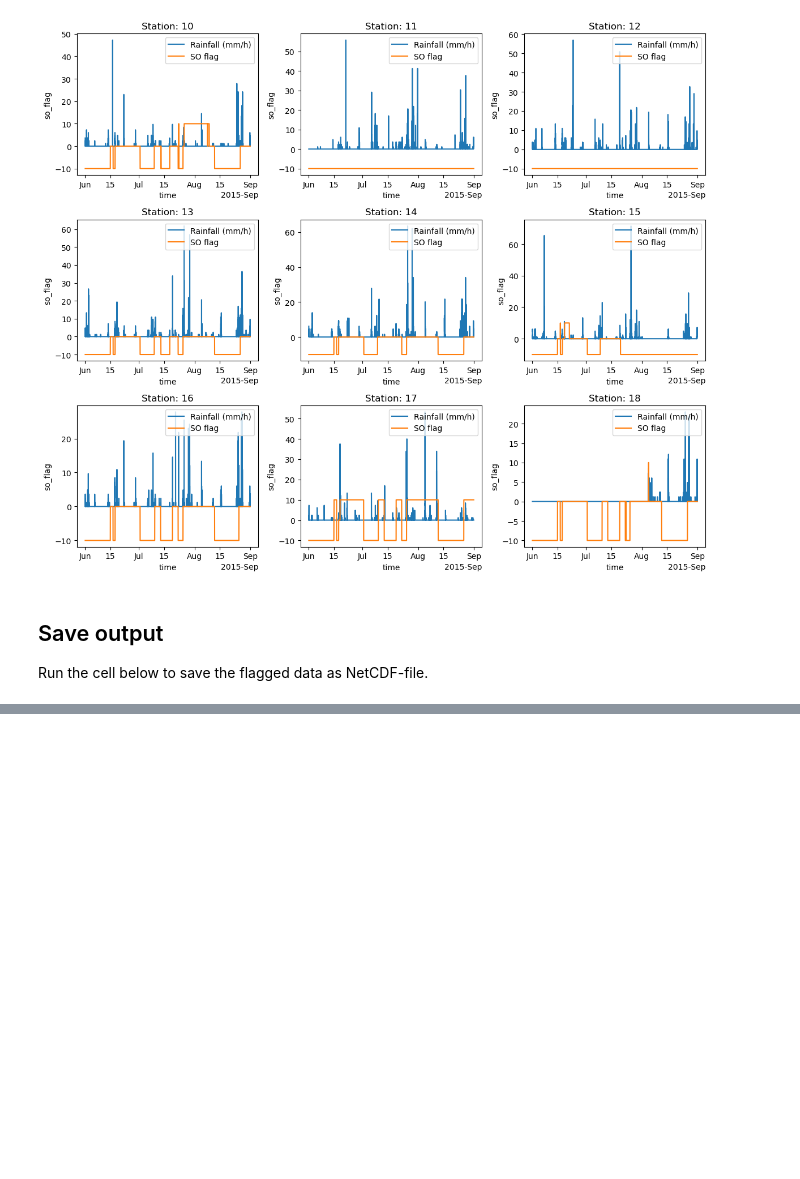
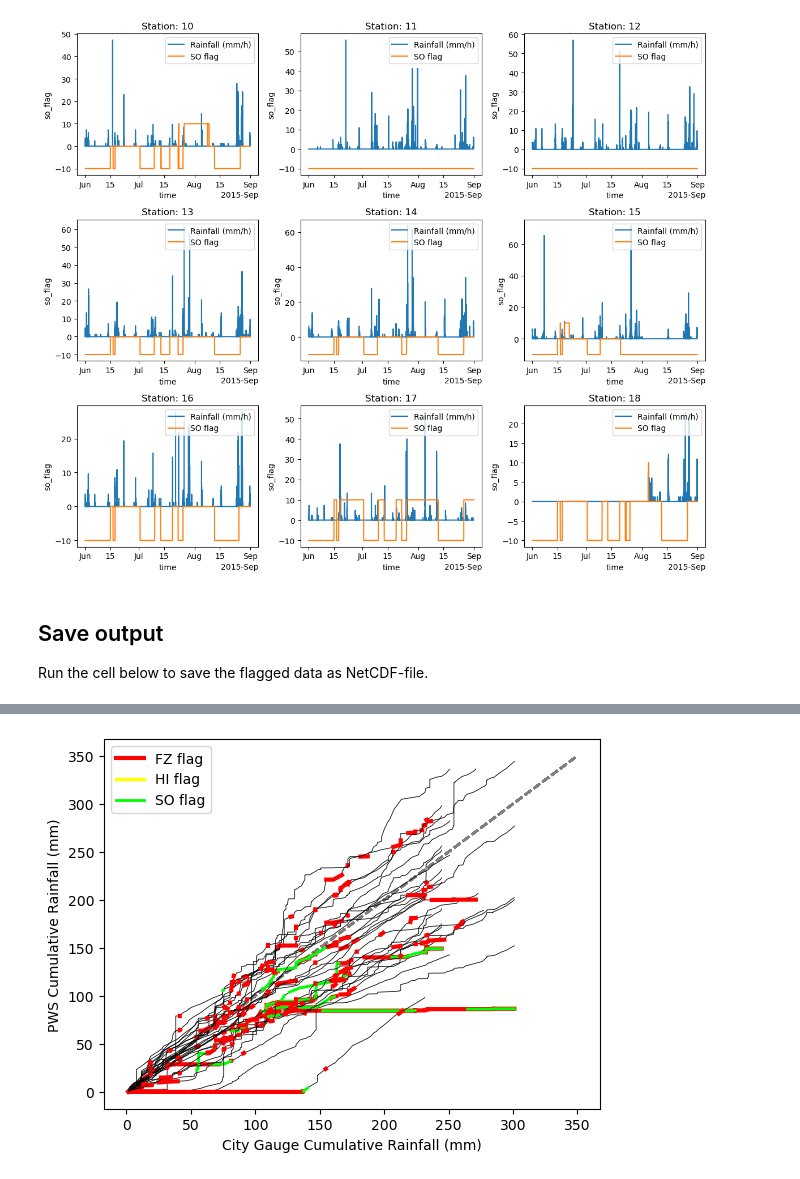
Before and after one commit to cchwala/OpenMRG2, a Jupyter notebook: sum_resample_QC_PWS.ipynb, the cells around one changed output, grey strips where cells are left out. Drawn from its saved outputs; the diff is of its cells as text; code cells hidden in the pictures; blank space fills up the shorter version.

```diff
--- a/sum_resample_QC_PWS.ipynb
+++ b/sum_resample_QC_PWS.ipynb
@@ -276,0 +334,44 @@ ds_pws_flagged.to_netcdf("flagged_dataset.nc")
+# %%
+for i in range(len(ds_pws_flagged.id)):
+    city_gauge_id = ds_pws_flagged.isel(id=i).closest_city_gauge_id.values
+
+    plt.plot(
+        ds_gauges_city.sel(id=city_gauge_id).rainfall_amount.resample(time="1h").sum().cumsum(),
+        ds_pws_flagged.isel(id=i).rainfall.resample(time="1h").sum().cumsum(),
+        color='k',
+        linewidth=0.5,
+    )
+    fz_mask = ds_pws_flagged.fz_flag.isel(id=i).resample(time="1h").max()
+    plt.plot(
+        ds_gauges_city.sel(id=city_gauge_id).rainfall_amount.resample(time="1h").sum().cumsum().where(fz_mask == 1),
+        ds_pws_flagged.isel(id=i).rainfall.resample(time="1h").sum().cumsum().where(fz_mask == 1),
+        color='r',
+        linewidth=3,
+        label="FZ flag",
+    )
+
+    hi_mask = ds_pws_flagged.hi_flag.isel(id=i).resample(time="1h").max()
+    plt.plot(
+        ds_gauges_city.sel(id=city_gauge_id).rainfall_amount.resample(time="1h").sum().cumsum().where(hi_mask == 1),
+        ds_pws_flagged.isel(id=i).rainfall.resample(time="1h").sum().cumsum().where(hi_mask == 1),
+        color='yellow',
+        linewidth=2.5,
+        label="HI flag",
+    )
+
+    so_mask = ds_pws_flagged.so_flag.isel(id=i).resample(time="1h").max()
+    plt.plot(
+        ds_gauges_city.sel(id=city_gauge_id).rainfall_amount.resample(time="1h").sum().cumsum().where(so_mask == 1),
+        ds_pws_flagged.isel(id=i).rainfall.resample(time="1h").sum().cumsum().where(so_mask == 1),
+        color='lime', # use bright green to distinguish from FZ and HI flags
+        linewidth=2,
+        label="SO flag",
+    )
+    # only plot legend for the first station
+    if i == 0:
+        plt.legend()
+    plt.xlabel("City Gauge Cumulative Rainfall (mm)")
+    plt.ylabel("PWS Cumulative Rainfall (mm)")
+    plt.plot([0, 350], [0, 350], color='gray', linestyle='--', zorder=-1)
+# %% [output]
+[figure, added]
```
Also changed, not shown: parts of 18 cells of this notebook, 1 other file.
